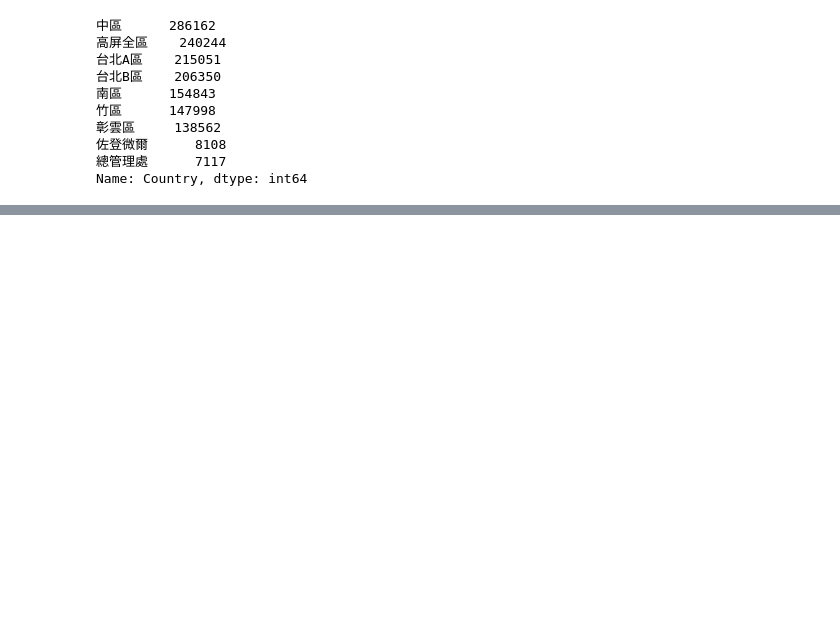
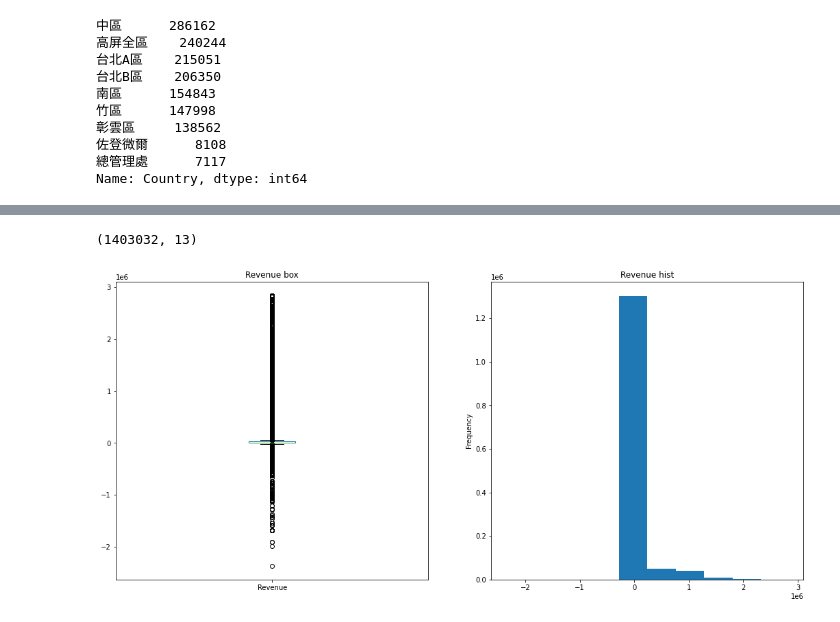
Before and after one commit to 01-slime/EDA, a Jupyter notebook: EDA.ipynb, the cells around one changed output, grey strips where cells are left out. Cells and saved outputs as stored; diff of their text form; code cells hidden in the pictures; blank space fills up the shorter version.

```diff
--- a/EDA.ipynb
+++ b/EDA.ipynb
@@ -161,0 +322,3 @@ Name: 1000, dtype: object
+# %%
+data['Revenue_zcore']=(data['Revenue']-data['Revenue'].mean())/data['Revenue'].std(ddof=0) #算出Z-score的標準差單位(標準化)
+data.head()
@@ -161,0 +332,4 @@ Name: 1000, dtype: object
+# %%
+#抓出異常值>3的資料以及<-3的資料
+data['Outlier'] = (abs(data['Revenue_zcore'])>3).astype(int) #[data['Revenue_zcore']>3]得出一個『布林值』，需要用[.astype(int)]來轉換成『int(數值)』
+data.loc[data['Outlier']>0,['Revenue','Revenue_zcore']] #列出所有>0的資料
@@ -161,0 +367,18 @@ Name: 1000, dtype: object
+# %%
+data = data[data['Outlier']==0]
+data.shape
+# %% [output]
+(1403032, 13)
+# %%
+#再來看整個數值標準化後整個分部的圖，較常用的為box或hist
+import seaborn as sns
+import matplotlib.pyplot as plt
+
+figure, axis = plt.subplots(1, 2,figsize=(18,8))
+data['Revenue'].plot.box(ax=axis[0])
+axis[0].set_title('Revenue box')
+data['Revenue'].plot.hist(ax=axis[1])
+axis[1].set_title('Revenue hist') #hist看密度  box看四分衛分佈
+plt.show()
+# %% [output]
+[figure, added]
```
Also changed, not shown: parts of 50 cells of this notebook.
